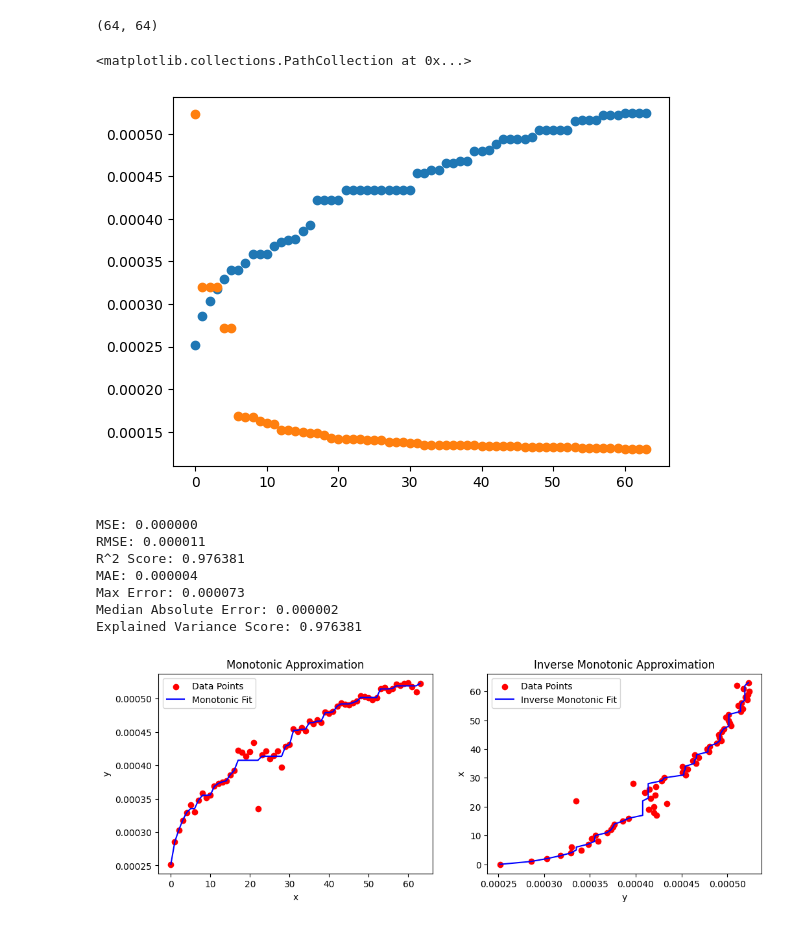
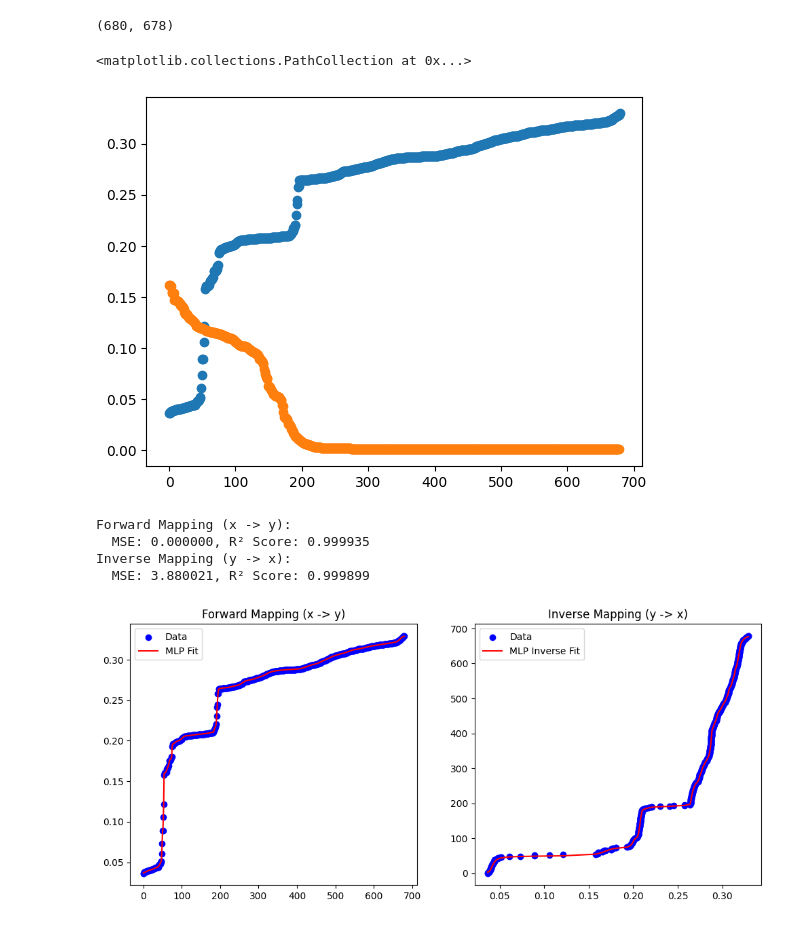
Before and after one commit to adithyasai20/hardware-aware-training-of-neural-networks, a Jupyter notebook: parametric_optimizer_try.ipynb, the cells around one changed output. Saved outputs shown, nothing was run; the diff lists cells and outputs as text; code cells hidden in the pictures.

```diff
--- a/parametric_optimizer_try.ipynb
+++ b/parametric_optimizer_try.ipynb
@@ -29,7 +37,7 @@ DEPRESSION_DATASETS = {
     "rahul":("data/64_pot_dep_1.xlsx", "Depression", range(63, 127))
 }
 # Select potentiation data
-data_choice = "rahul"
+data_choice = "pradeep_new_data"
 
 potentiation_conductances = load_data(*POTENTIATION_DATASETS.get(data_choice, (None, None, None)))
 depression_conductances = load_data(*DEPRESSION_DATASETS.get(data_choice, (None, None, None)))
@@ -49,13 +57,13 @@ adjusted_depression = adjusted_list(depression_conductances, False)
 # %%
 len(adjusted_potentiation), len(adjusted_depression)
 # %% [output]
-(64, 64)
+(680, 678)
 # %%
 plt.scatter(range(len(adjusted_potentiation)), adjusted_potentiation)
 plt.scatter(range(len(adjusted_depression)), adjusted_depression)
 # %% [output]
 <matplotlib.collections.PathCollection at 0x...>
-[figure, old version]
+[figure, new version]
 # %%
 
 class MonotonicApproximator:
@@ -123,17 +425,14 @@ class MonotonicApproximator:
 # %%
 
 # Example usage:
 # x = [0, 1, 2, 3, 4, 5]
 # y = [0, 0.8, 0.9, 0.1, -0.8, -1]
-spline_approximator = MonotonicApproximator(list(range(len(potentiation_conductances))), potentiation_conductances)
-spline_approximator.evaluate()
-spline_approximator.plot()
+mlp_approximator = MLPFitter1(list(range(len(adjusted_potentiation))), adjusted_potentiation, hidden_layers=[32, 128, 128, 32], epochs=10_000)
+mlp_approximator.evaluate()
+mlp_approximator.plot()
 # %% [output]
-MSE: 0.000000
-RMSE: 0.000011
-R^2 Score: 0.976381
-MAE: 0.000004
-Max Error: 0.000073
-Median Absolute Error: 0.000002
-Explained Variance Score: 0.976381
+Forward Mapping (x -> y):
+  MSE: 0.000000, R² Score: 0.999935
+Inverse Mapping (y -> x):
+  MSE: 3.880021, R² Score: 0.999899
-[figure, old version]
+[figure, new version]
```
Also changed, not shown: parts of 11 cells of this notebook, 4 other files.
